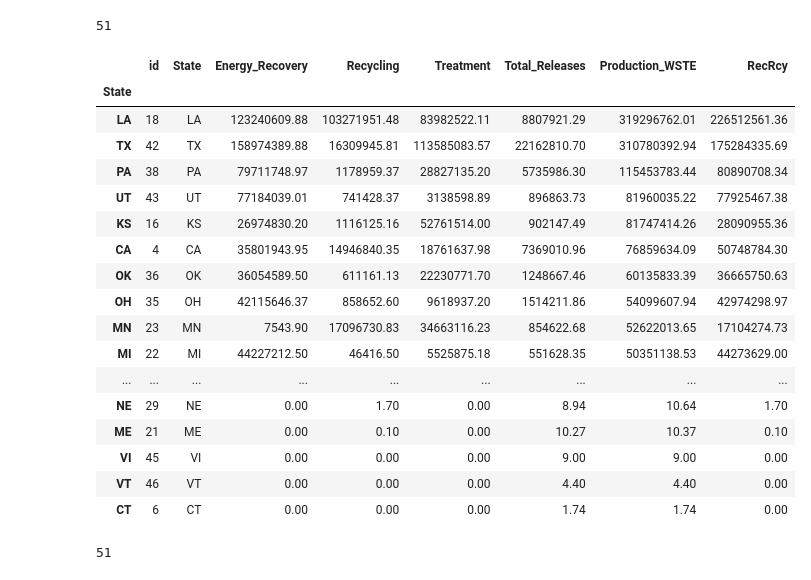
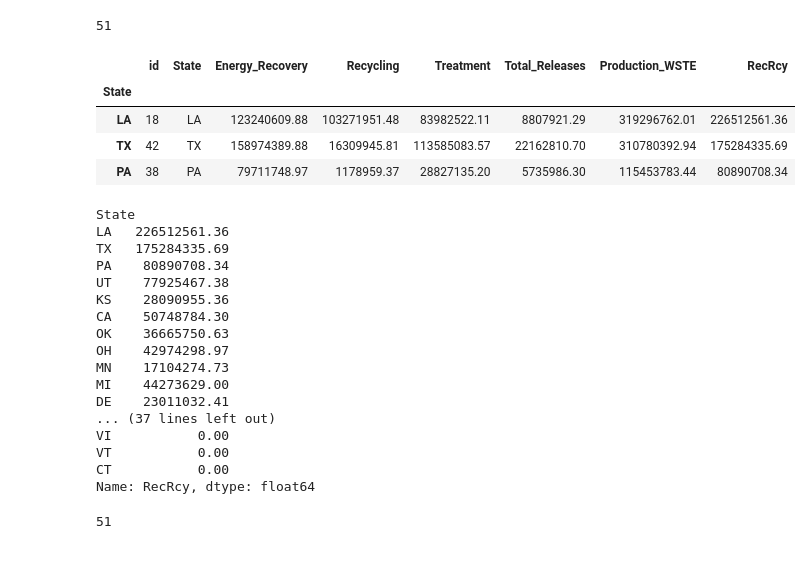
Before and after one commit to cmenegoli/Group-Project-3, a Jupyter notebook: waste_management.ipynb, the cells around one changed output. Drawn from its saved outputs; the diff is of its cells as text; code cells hidden in the pictures.

```diff
--- a/waste_management.ipynb
+++ b/waste_management.ipynb
@@ -121,35 +121,22 @@ len(s)
 # %%
 state=['AK','AL','AR','AZ','CA','CO','CT','DC','DE','FL','GA','HI','IA','ID','IL','IN','KS','KY','LA','MA','MD','ME','MI','MN','MO','MS','MT','NC','ND',
 'NE','NH','NJ','NM','NV','NY','OH','OK','OR','PA','PR','SC','TN','TX','UT','VA','VI','VT','WA','WI','WV','WY']
 summary_df=pd.DataFrame({
             "id": np.arange(len(s)),
             "State":state,
             "Energy_Recovery":management_df.groupby(["State"])["Energy_Recovery"].sum(),
             "Recycling":management_df.groupby(["State"])["Recycling"].sum(),
             "Treatment":management_df.groupby(["State"])["Treatment"].sum(),
             "Total_Releases":management_df.groupby(["State"])["Total_Releases"].sum(),
             "Production_WSTE":management_df.groupby(["State"])["Production_WSTE"].sum(),
 })
 summary_df=summary_df.sort_values(by="Production_WSTE",ascending=False)
 summary_df["RecRcy"]=summary_df["Energy_Recovery"]+summary_df["Recycling"]
 pd.set_option('display.float_format', lambda x: '%.2f' % x)
-summary_df
+summary_df.head(3)
 # %% [output]
 |  | id | State | Energy_Recovery | Recycling | Treatment | Total_Releases | Production_WSTE | RecRcy |
 | State |  |  |  |  |  |  |  |  |
 | LA | 18 | LA | 123240609.88 | 103271951.48 | 83982522.11 | 8807921.29 | 319296762.01 | 226512561.36 |
 | TX | 42 | TX | 158974389.88 | 16309945.81 | 113585083.57 | 22162810.70 | 310780392.94 | 175284335.69 |
 | PA | 38 | PA | 79711748.97 | 1178959.37 | 28827135.20 | 5735986.30 | 115453783.44 | 80890708.34 |
-| UT | 43 | UT | 77184039.01 | 741428.37 | 3138598.89 | 896863.73 | 81960035.22 | 77925467.38 |
-| KS | 16 | KS | 26974830.20 | 1116125.16 | 52761514.00 | 902147.49 | 81747414.26 | 28090955.36 |
-| CA | 4 | CA | 35801943.95 | 14946840.35 | 18761637.98 | 7369010.96 | 76859634.09 | 50748784.30 |
-| OK | 36 | OK | 36054589.50 | 611161.13 | 22230771.70 | 1248667.46 | 60135833.39 | 36665750.63 |
-| OH | 35 | OH | 42115646.37 | 858652.60 | 9618937.20 | 1514211.86 | 54099607.94 | 42974298.97 |
-| MN | 23 | MN | 7543.90 | 17096730.83 | 34663116.23 | 854622.68 | 52622013.65 | 17104274.73 |
-| MI | 22 | MI | 44227212.50 | 46416.50 | 5525875.18 | 551628.35 | 50351138.53 | 44273629.00 |
-| ... | ... | ... | ... | ... | ... | ... | ... | ... |
-| NE | 29 | NE | 0.00 | 1.70 | 0.00 | 8.94 | 10.64 | 1.70 |
-| ME | 21 | ME | 0.00 | 0.10 | 0.00 | 10.27 | 10.37 | 0.10 |
-| VI | 45 | VI | 0.00 | 0.00 | 0.00 | 9.00 | 9.00 | 0.00 |
-| VT | 46 | VT | 0.00 | 0.00 | 0.00 | 4.40 | 4.40 | 0.00 |
-| CT | 6 | CT | 0.00 | 0.00 | 0.00 | 1.74 | 1.74 | 0.00 |
@@ -156,3 +145,23 @@ summary_df
+# %%
+summary_df["RecRcy"]
+# %% [output]
+State
+LA   226512561.36
+TX   175284335.69
+PA    80890708.34
+UT    77925467.38
+KS    28090955.36
+CA    50748784.30
+OK    36665750.63
+OH    42974298.97
+MN    17104274.73
+MI    44273629.00
+DE    23011032.41
+... (37 lines left out)
+VI           0.00
+VT           0.00
+CT           0.00
+Name: RecRcy, dtype: float64
 # %%
 import sqlalchemy
 #Load the pandas dataframe to a SQlite database.
```
Also changed, not shown: parts of 1 cell of this notebook, 8 other files.
